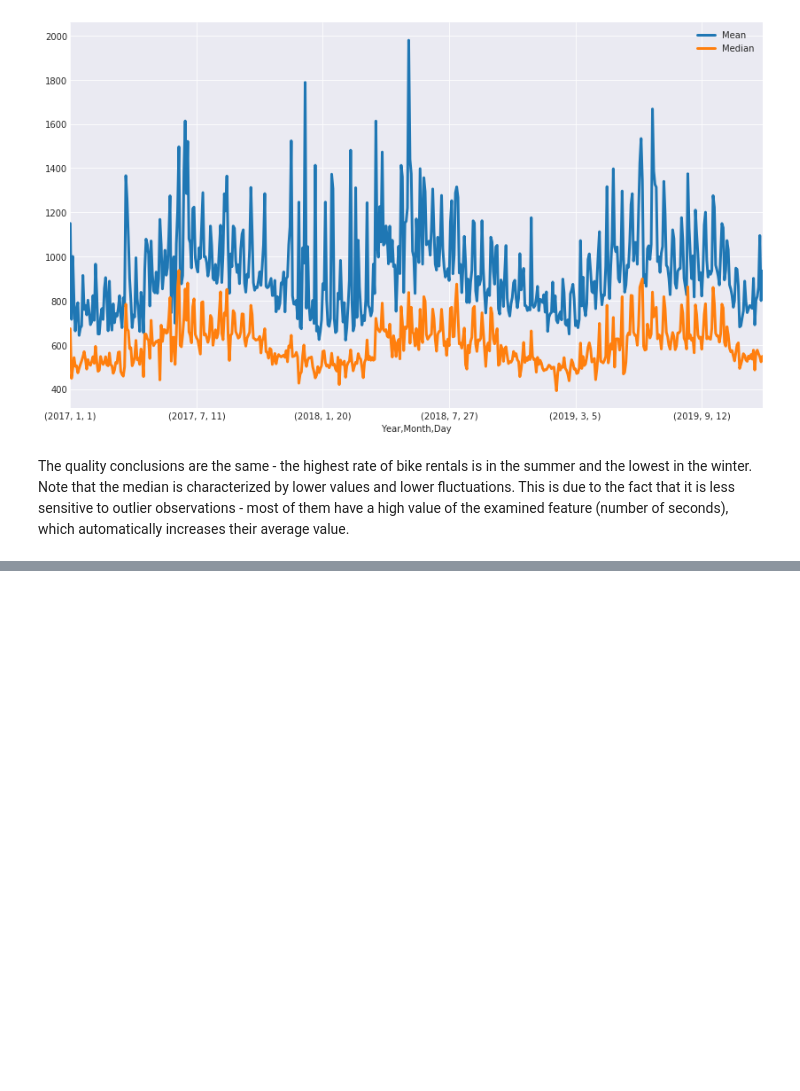
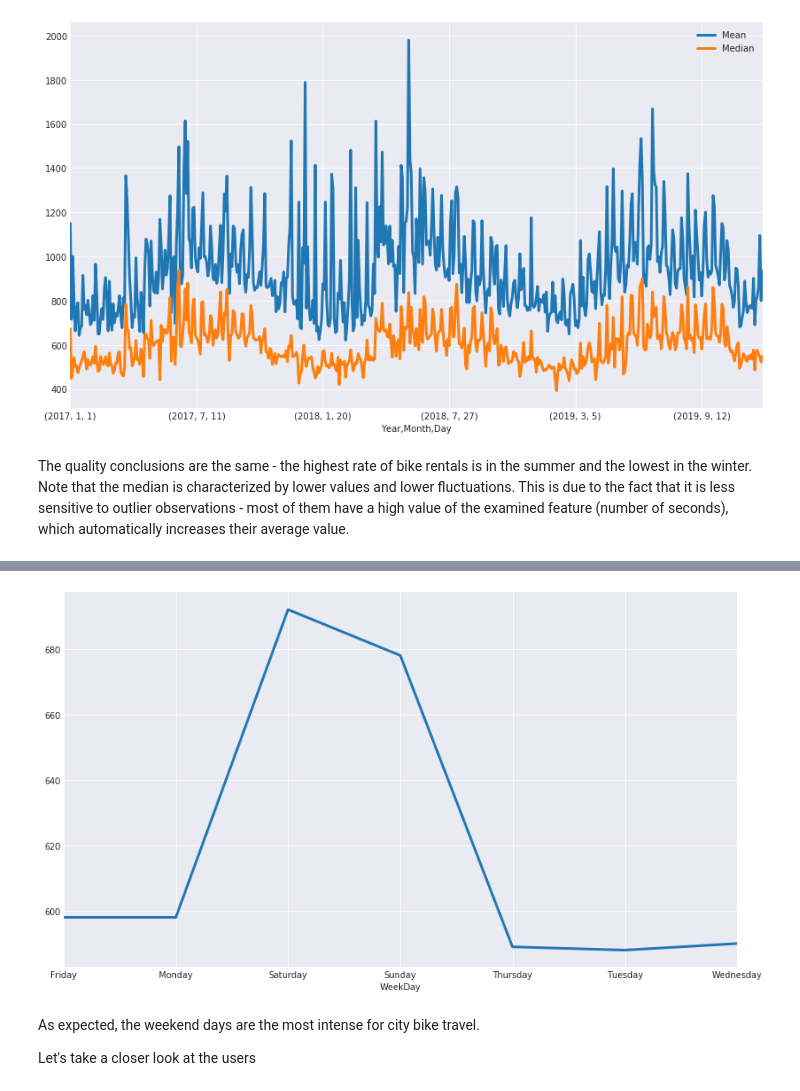
Before and after one commit to BlooAM/BikeCityShare, a Jupyter notebook: CityBikeShare.ipynb, the cells around one changed output, grey strips where cells are left out. Cells and saved outputs as stored; diff of their text form; code cells hidden in the pictures; blank space fills up the shorter version.

```diff
--- a/CityBikeShare.ipynb
+++ b/CityBikeShare.ipynb
@@ -470,0 +485,5 @@ The quality conclusions are the same - the highest rate of bike rentals is in th
+# %%
+data = data.assign(
+    WeekDay = data.StartTime.dt.weekday_name
+)
+data.head()
@@ -470,0 +497,11 @@ The quality conclusions are the same - the highest rate of bike rentals is in th
+# %%
+data_weekly_grouped = data.groupby(['WeekDay'])
+# %%
+with plt.style.context("seaborn-darkgrid"):
+    data_weekly_grouped.median()['TripDuration'].plot(figsize=(14,8),linewidth=3)
+# %% [output]
+[figure, added]
+# %% [markdown]
+As expected, the weekend days are the most intense for city bike travel.
+
+Let's take a closer look at the users
```
Also changed, not shown: parts of 12 cells of this notebook.
